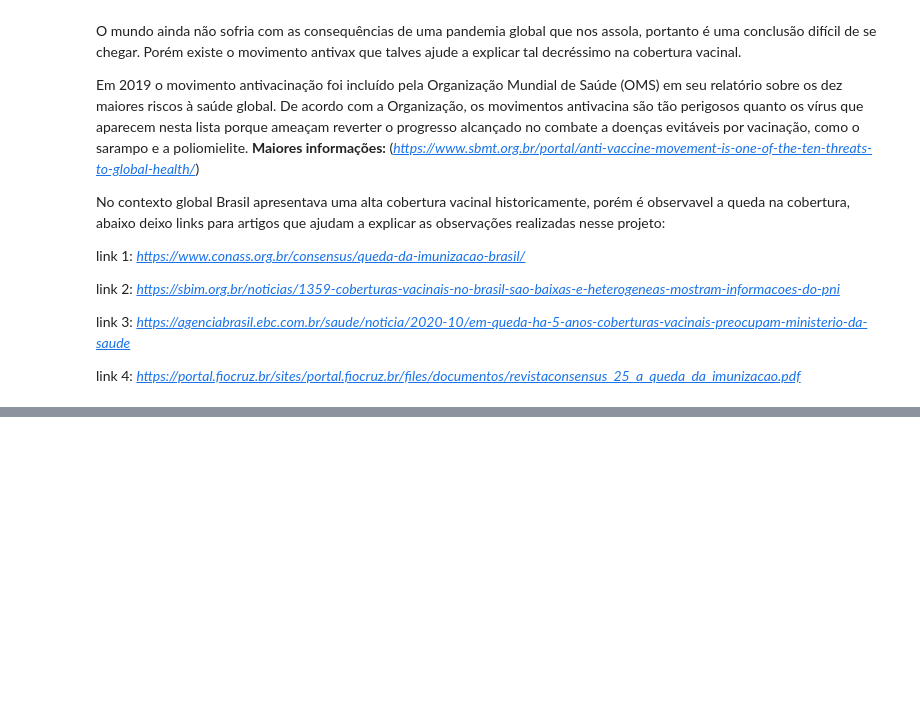
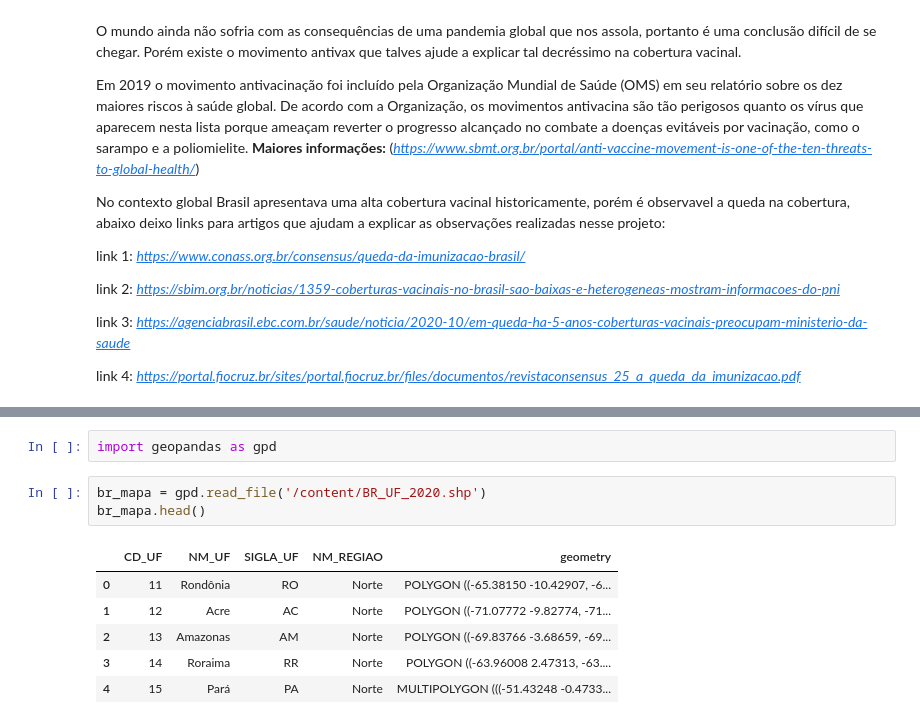
Before and after one commit to silva-felipe/BootCamp_Alura_DataScience, a Jupyter notebook: notebooks/Projeto_modulo2.ipynb, the cells around one changed output, grey strips where cells are left out. Cells and saved outputs as stored; diff of their text form; blank space fills up the shorter version.

```diff
--- a/notebooks/Projeto_modulo2.ipynb
+++ b/notebooks/Projeto_modulo2.ipynb
@@ -568,0 +590,12 @@ link 4: *https://portal.fiocruz.br/sites/portal.fiocruz.br/files/documentos/revi
+# %%
+import geopandas as gpd
+# %%
+br_mapa = gpd.read_file('/content/BR_UF_2020.shp')
+br_mapa.head()
+# %% [output]
+|  | CD_UF | NM_UF | SIGLA_UF | NM_REGIAO | geometry |
+| 0 | 11 | Rondônia | RO | Norte | POLYGON ((-65.38150 -10.42907, -6... |
+| 1 | 12 | Acre | AC | Norte | POLYGON ((-71.07772 -9.82774, -71... |
+| 2 | 13 | Amazonas | AM | Norte | POLYGON ((-69.83766 -3.68659, -69... |
+| 3 | 14 | Roraima | RR | Norte | POLYGON ((-63.96008 2.47313, -63.... |
+| 4 | 15 | Pará | PA | Norte | MULTIPOLYGON (((-51.43248 -0.4733... |
```
Also changed, not shown: parts of 9 cells of this notebook.
